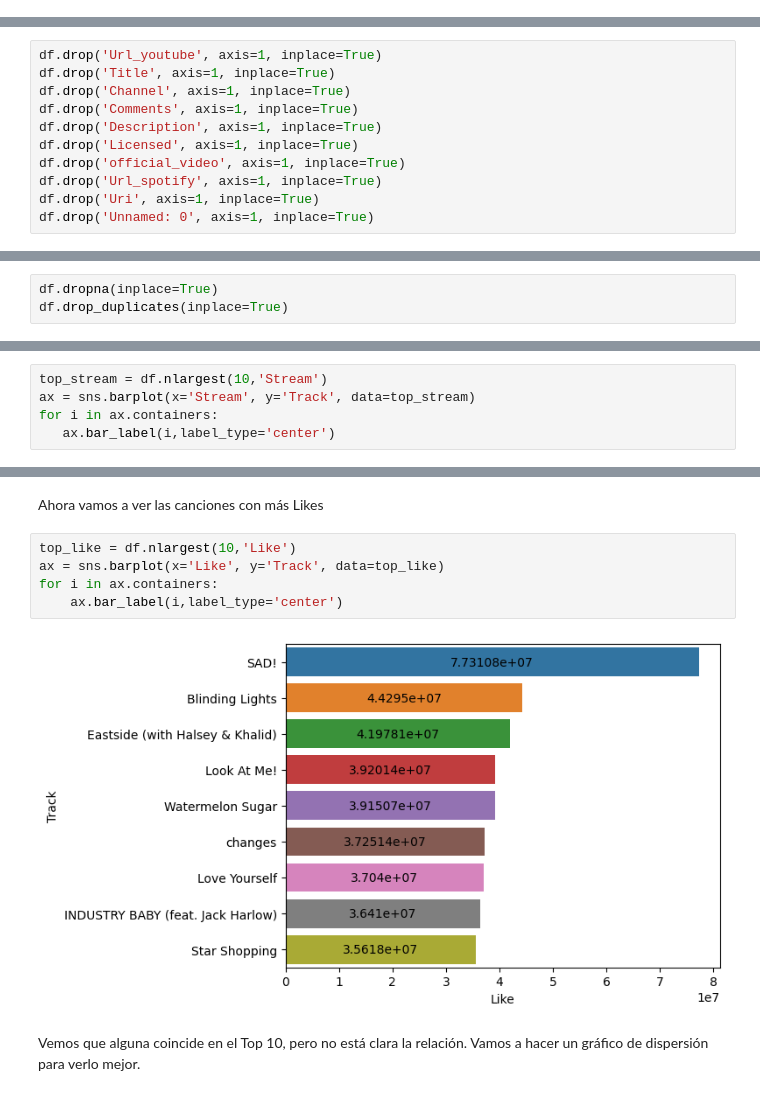
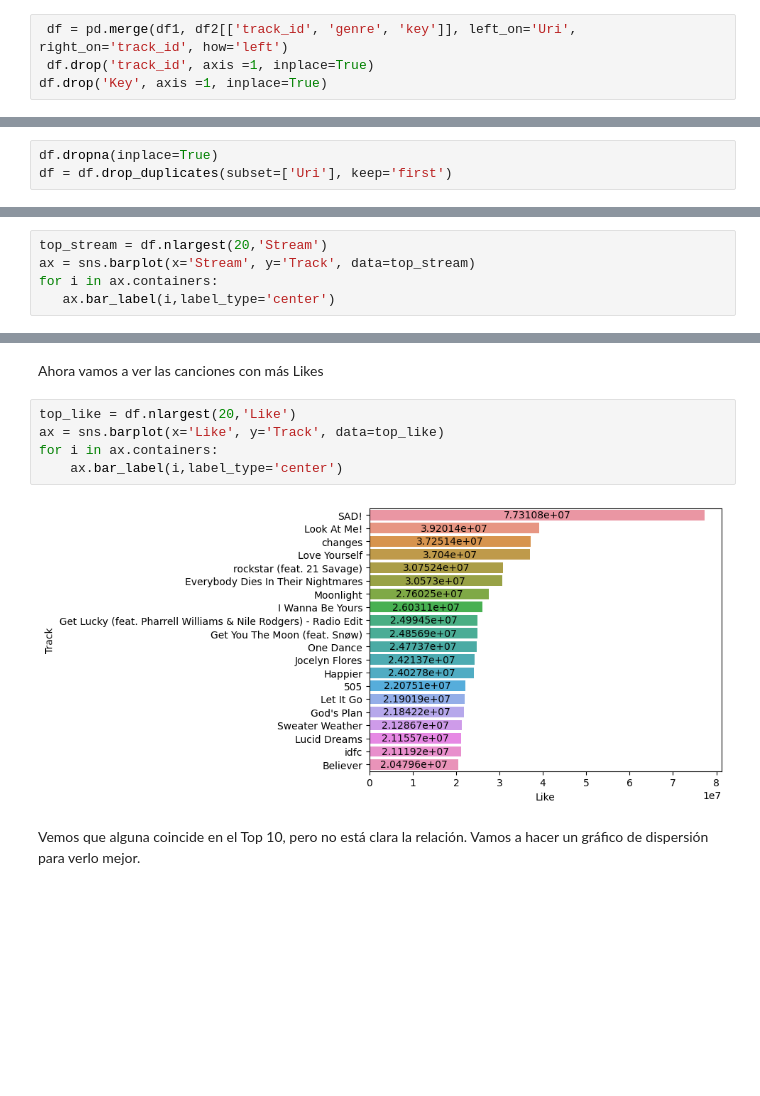
Before and after one commit to bruno99/TFM, a Jupyter notebook: Bruno_Urban_TFM.ipynb, the cells around one changed output, grey strips where cells are left out. Cells and saved outputs as stored; diff of their text form; blank space fills up the shorter version.

```diff
--- a/Bruno_Urban_TFM.ipynb
+++ b/Bruno_Urban_TFM.ipynb
@@ -16,3 +63,7 @@ df = pd.read_csv("Spotify_Youtube.csv")
+# %%
+ df = pd.merge(df1, df2[['track_id', 'genre', 'key']], left_on='Uri', right_on='track_id', how='left')
+ df.drop('track_id', axis =1, inplace=True)
+df.drop('Key', axis =1, inplace=True)
 # %%
 df.head()
 # %% [output]
@@ -28,12 +76 @@ Para este analisis no nos interesan los datos de Youtube, ya que el análisis se
-# %%
-df.drop('Url_youtube', axis=1, inplace=True)
-df.drop('Title', axis=1, inplace=True)
-df.drop('Channel', axis=1, inplace=True)
-df.drop('Comments', axis=1, inplace=True)
-df.drop('Description', axis=1, inplace=True)
-df.drop('Licensed', axis=1, inplace=True)
-df.drop('official_video', axis=1, inplace=True)
-df.drop('Url_spotify', axis=1, inplace=True)
-df.drop('Uri', axis=1, inplace=True)
-df.drop('Unnamed: 0', axis=1, inplace=True)
 # %% [markdown]
@@ -47,5 +84,5 @@ print(cantidad_datos)
 De estos datos, vamos a eliminar los valores nulos y posibles duplicados para reducir el margen de error.
 # %%
 df.dropna(inplace=True)
-df.drop_duplicates(inplace=True)
+df = df.drop_duplicates(subset=['Uri'], keep='first')
 # %% [markdown]
@@ -120,7 +157,7 @@ df['Like'] = df['Stream'] * df['Likes'] / df['Views']
 # %% [markdown]
 Vamos a ver las canciones con más Streams
 # %%
-top_stream = df.nlargest(10,'Stream')
+top_stream = df.nlargest(20,'Stream')
 ax = sns.barplot(x='Stream', y='Track', data=top_stream)
 for i in ax.containers:
    ax.bar_label(i,label_type='center')
@@ -129,12 +166,12 @@ for i in ax.containers:
 # %% [markdown]
 Ahora vamos a ver las canciones con más Likes
 # %%
-top_like = df.nlargest(10,'Like')
+top_like = df.nlargest(20,'Like')
 ax = sns.barplot(x='Like', y='Track', data=top_like)
 for i in ax.containers:
     ax.bar_label(i,label_type='center')
 # %% [output]
-[figure, old version]
+[figure, new version]
 # %% [markdown]
 Vemos que alguna coincide en el Top 10, pero no está clara la relación. Vamos a hacer un gráfico de dispersión para verlo mejor.
 # %%
```
Also changed, not shown: parts of 69 cells of this notebook.
